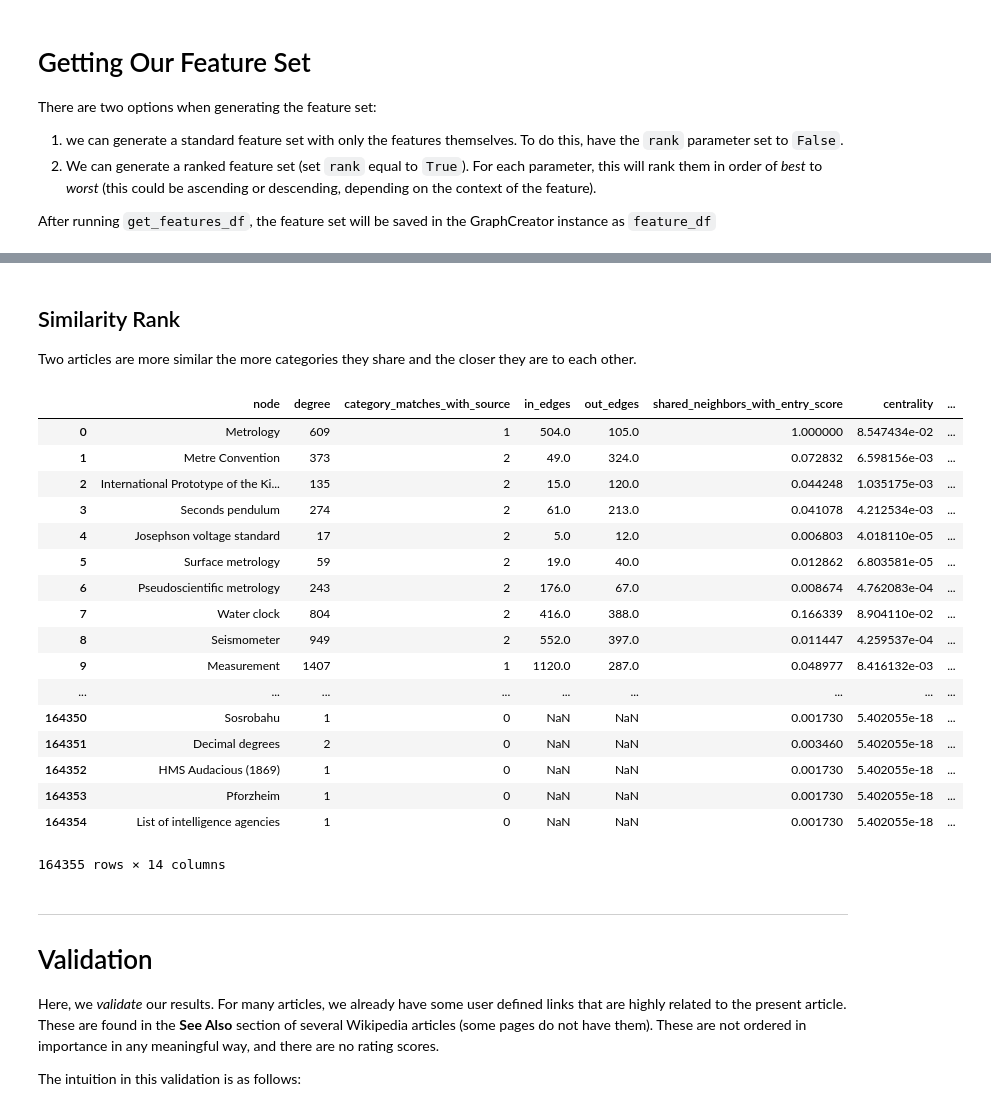
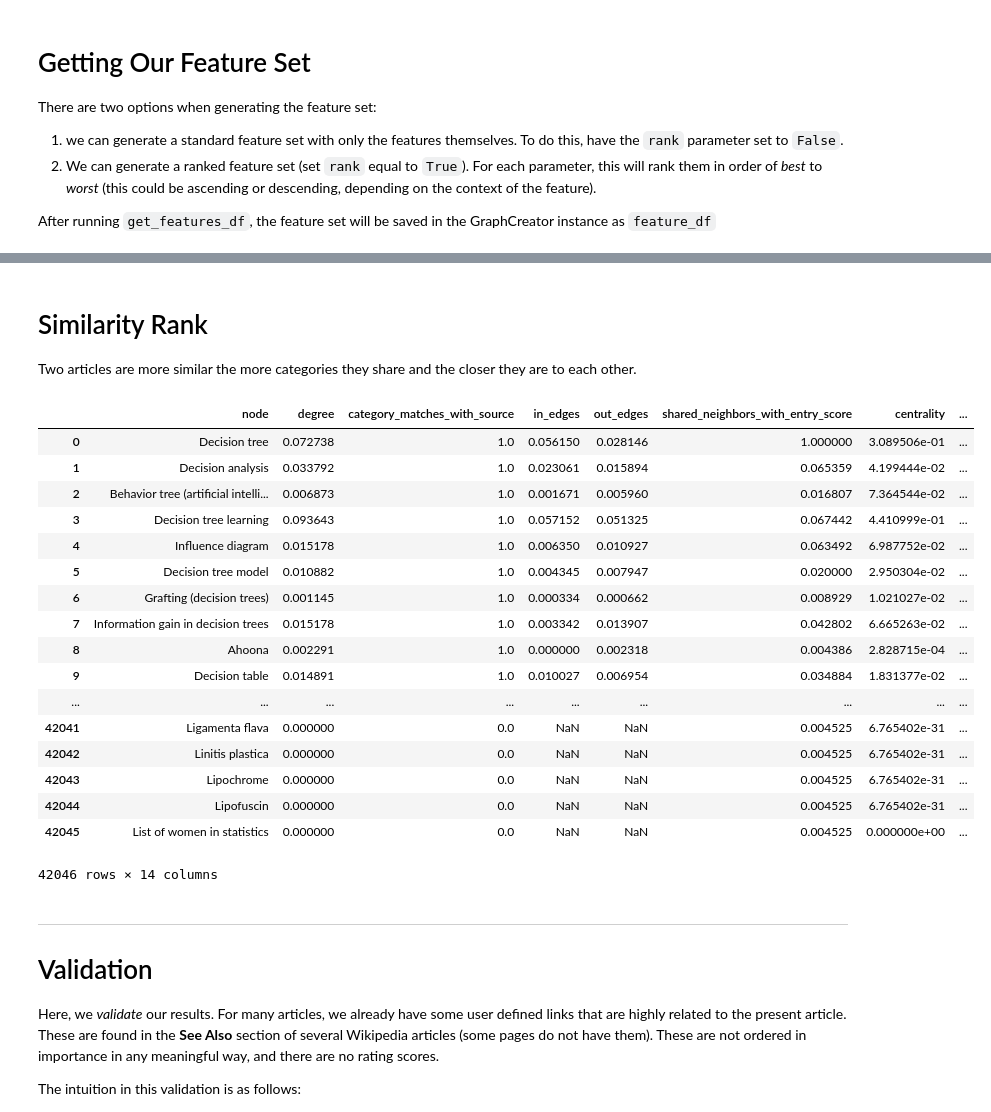
Before and after one commit to QED0711/wiki_learn, a Jupyter notebook: data-retrieval/graph_api/GraphCreator.ipynb, the cells around one changed output, grey strips where cells are left out. Drawn from its saved outputs; the diff is of its cells as text; code cells hidden in the pictures.

Commit message:
added feature scaleing method to graph api

```diff
--- a/data-retrieval/graph_api/GraphCreator.ipynb
+++ b/data-retrieval/graph_api/GraphCreator.ipynb
@@ -17,7 +22,7 @@ from evaluations import *
 
 1. We initialize our GraphCreator class and check how many new nodes we will need to query.
 # %%
-gc = GraphCreator("Metrology", include_see_also=False)
+gc = GraphCreator("Decision tree", include_see_also=False)
 print("Number of Links to Search:", len(gc.next_links), "\n\n")
 print(list(gc.primary_nodes.keys()), "\n\n")
 print(gc.see_also_articles)
@@ -84,30 +114,30 @@ features_df.sort_values("degree", ascending=False)
 # %% [markdown]
-## Similarity Rank
+# Similarity Rank
 
 Two articles are more similar the more categories they share and the closer they are to each other.
 # %%
 gc.rank_similarity()
-
+gc.scale_features_df(scaler=MinMaxScaler, copy=False)
 gc.features_df.sort_values(["similarity_rank"], ascending=False).reset_index().drop("index", axis=1)
 # %% [output]
 |  | node | degree | category_matches_with_source | in_edges | out_edges | shared_neighbors_with_entry_score | centrality | ... |
-| 0 | Metrology | 609 | 1 | 504.0 | 105.0 | 1.000000 | 8.547434e-02 | ... |
-| 1 | Metre Convention | 373 | 2 | 49.0 | 324.0 | 0.072832 | 6.598156e-03 | ... |
-| 2 | International Prototype of the Ki... | 135 | 2 | 15.0 | 120.0 | 0.044248 | 1.035175e-03 | ... |
-| 3 | Seconds pendulum | 274 | 2 | 61.0 | 213.0 | 0.041078 | 4.212534e-03 | ... |
-| 4 | Josephson voltage standard | 17 | 2 | 5.0 | 12.0 | 0.006803 | 4.018110e-05 | ... |
-| 5 | Surface metrology | 59 | 2 | 19.0 | 40.0 | 0.012862 | 6.803581e-05 | ... |
-| 6 | Pseudoscientific metrology | 243 | 2 | 176.0 | 67.0 | 0.008674 | 4.762083e-04 | ... |
-| 7 | Water clock | 804 | 2 | 416.0 | 388.0 | 0.166339 | 8.904110e-02 | ... |
-| 8 | Seismometer | 949 | 2 | 552.0 | 397.0 | 0.011447 | 4.259537e-04 | ... |
-| 9 | Measurement | 1407 | 1 | 1120.0 | 287.0 | 0.048977 | 8.416132e-03 | ... |
+| 0 | Decision tree | 0.072738 | 1.0 | 0.056150 | 0.028146 | 1.000000 | 3.089506e-01 | ... |
+| 1 | Decision analysis | 0.033792 | 1.0 | 0.023061 | 0.015894 | 0.065359 | 4.199444e-02 | ... |
+| 2 | Behavior tree (artificial intelli... | 0.006873 | 1.0 | 0.001671 | 0.005960 | 0.016807 | 7.364544e-02 | ... |
+| 3 | Decision tree learning | 0.093643 | 1.0 | 0.057152 | 0.051325 | 0.067442 | 4.410999e-01 | ... |
+| 4 | Influence diagram | 0.015178 | 1.0 | 0.006350 | 0.010927 | 0.063492 | 6.987752e-02 | ... |
+| 5 | Decision tree model | 0.010882 | 1.0 | 0.004345 | 0.007947 | 0.020000 | 2.950304e-02 | ... |
+| 6 | Grafting (decision trees) | 0.001145 | 1.0 | 0.000334 | 0.000662 | 0.008929 | 1.021027e-02 | ... |
+| 7 | Information gain in decision trees | 0.015178 | 1.0 | 0.003342 | 0.013907 | 0.042802 | 6.665263e-02 | ... |
+| 8 | Ahoona | 0.002291 | 1.0 | 0.000000 | 0.002318 | 0.004386 | 2.828715e-04 | ... |
+| 9 | Decision table | 0.014891 | 1.0 | 0.010027 | 0.006954 | 0.034884 | 1.831377e-02 | ... |
 | ... | ... | ... | ... | ... | ... | ... | ... | ... |
-| 164350 | Sosrobahu | 1 | 0 | NaN | NaN | 0.001730 | 5.402055e-18 | ... |
-| 164351 | Decimal degrees | 2 | 0 | NaN | NaN | 0.003460 | 5.402055e-18 | ... |
-| 164352 | HMS Audacious (1869) | 1 | 0 | NaN | NaN | 0.001730 | 5.402055e-18 | ... |
-| 164353 | Pforzheim | 1 | 0 | NaN | NaN | 0.001730 | 5.402055e-18 | ... |
-| 164354 | List of intelligence agencies | 1 | 0 | NaN | NaN | 0.001730 | 5.402055e-18 | ... |
+| 42041 | Ligamenta flava | 0.000000 | 0.0 | NaN | NaN | 0.004525 | 6.765402e-31 | ... |
+| 42042 | Linitis plastica | 0.000000 | 0.0 | NaN | NaN | 0.004525 | 6.765402e-31 | ... |
+| 42043 | Lipochrome | 0.000000 | 0.0 | NaN | NaN | 0.004525 | 6.765402e-31 | ... |
+| 42044 | Lipofuscin | 0.000000 | 0.0 | NaN | NaN | 0.004525 | 6.765402e-31 | ... |
+| 42045 | List of women in statistics | 0.000000 | 0.0 | NaN | NaN | 0.004525 | 0.000000e+00 | ... |
-164355 rows × 14 columns
+42046 rows × 14 columns
 # %% [markdown]
 ___
 # Validation
```
Also changed, not shown: parts of 6 cells of this notebook, 1 other file.
